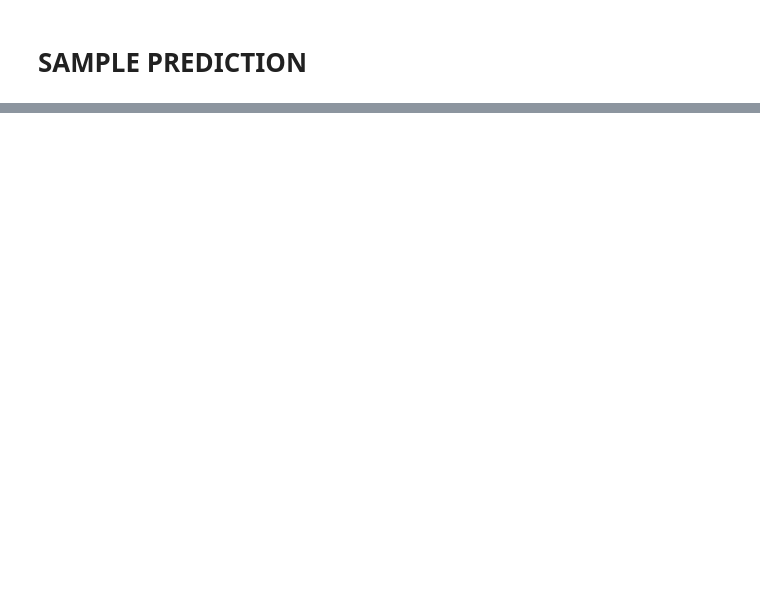
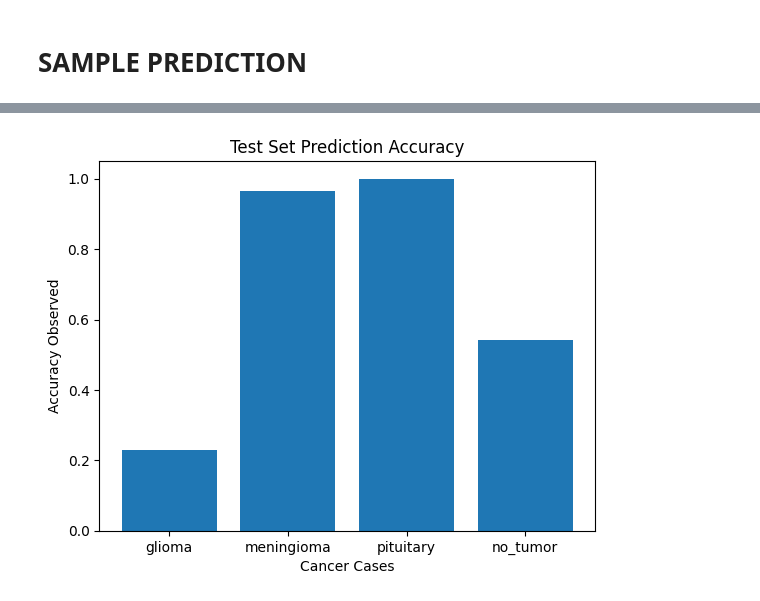
Before and after one commit to KKeshav1101/DeepLearning, a Jupyter notebook: img-classification-tumor.ipynb, the cells around one changed output, grey strips where cells are left out. Cells and saved outputs as stored; diff of their text form; code cells hidden in the pictures; blank space fills up the shorter version.

```diff
--- a/img-classification-tumor.ipynb
+++ b/img-classification-tumor.ipynb
@@ -151,0 +159,10 @@ Path('/kaggle/input/brain-tumor-classification-mri/Testing/no_tumor/image(59).jp
+# %%
+matched_count2=0
+unmatched_count2=0
+for sample in test2.ls():
+    if(str(learner.predict(sample)[0]) == sample.parent.name):
+        matched_count2=matched_count2+1
+    else:
+        unmatched_count2=unmatched_count2+1
+print("Matched",matched_count2)
+print("Wrong preds",unmatched_count2)
@@ -151,0 +183,10 @@ Path('/kaggle/input/brain-tumor-classification-mri/Testing/no_tumor/image(59).jp
+# %%
+matched_count3=0
+unmatched_count3=0
+for sample in test3.ls():
+    if(str(learner.predict(sample)[0]) == sample.parent.name):
+        matched_count3=matched_count3+1
+    else:
+        unmatched_count3=unmatched_count3+1
+print("Matched",matched_count3)
+print("Wrong preds",unmatched_count3)
@@ -151,0 +207,10 @@ Path('/kaggle/input/brain-tumor-classification-mri/Testing/no_tumor/image(59).jp
+# %%
+matched_count4=0
+unmatched_count4=0
+for sample in test4.ls():
+    if(str(learner.predict(sample)[0]) == sample.parent.name):
+        matched_count4=matched_count4+1
+    else:
+        unmatched_count4=unmatched_count4+1
+print("Matched",matched_count4)
+print("Wrong preds",unmatched_count4)
@@ -152,3 +231,18 @@ Path('/kaggle/input/brain-tumor-classification-mri/Testing/no_tumor/image(59).jp
+# %%
+import matplotlib.pyplot as plt
+value1=matched_count1/(matched_count1+unmatched_count1)
+value2=matched_count2/(matched_count2+unmatched_count2)
+value3=matched_count3/(matched_count3+unmatched_count3)
+value4=matched_count4/(matched_count4+unmatched_count4)
+values=[value1,value2,value3,value4]
+types=['glioma','meningioma','pituitary','no_tumor']
+plt.bar(types,values)
+plt.xlabel("Cancer Cases")
+plt.ylabel("Accuracy Observed")
+plt.title("Test Set Prediction Accuracy")
+plt.show()
+# %% [output]
+[figure, added]
 # %%
 learner.predict(random_path),random_path
 # %% [output]
```
Also changed, not shown: parts of 15 cells of this notebook.
